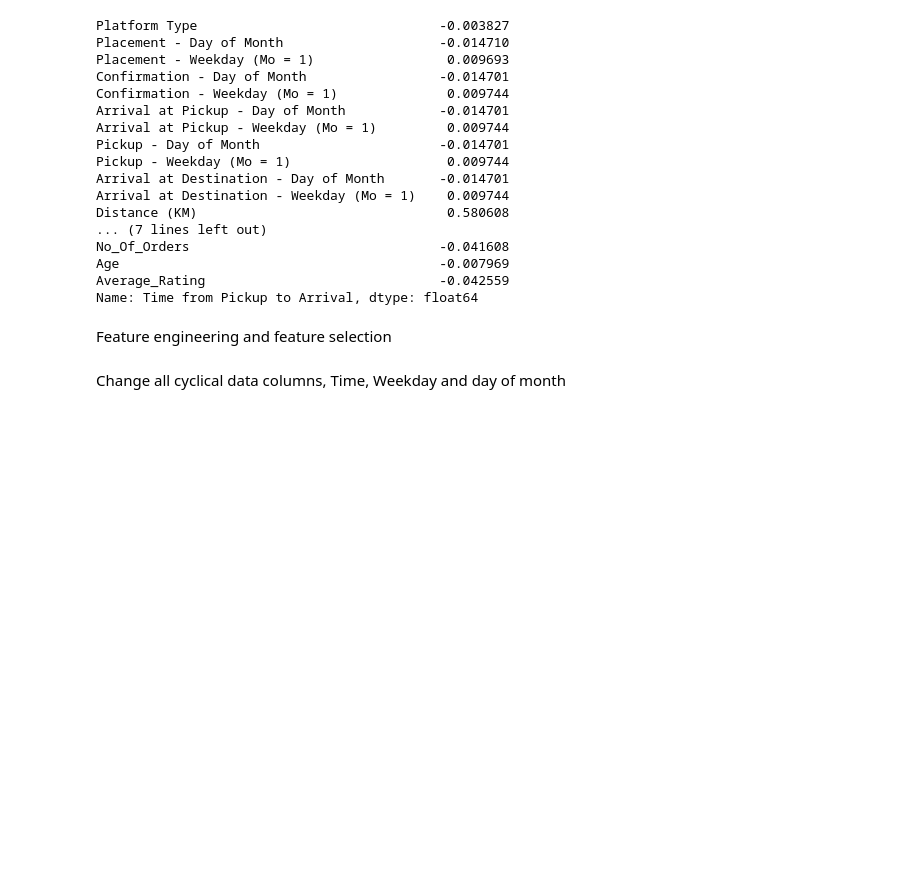
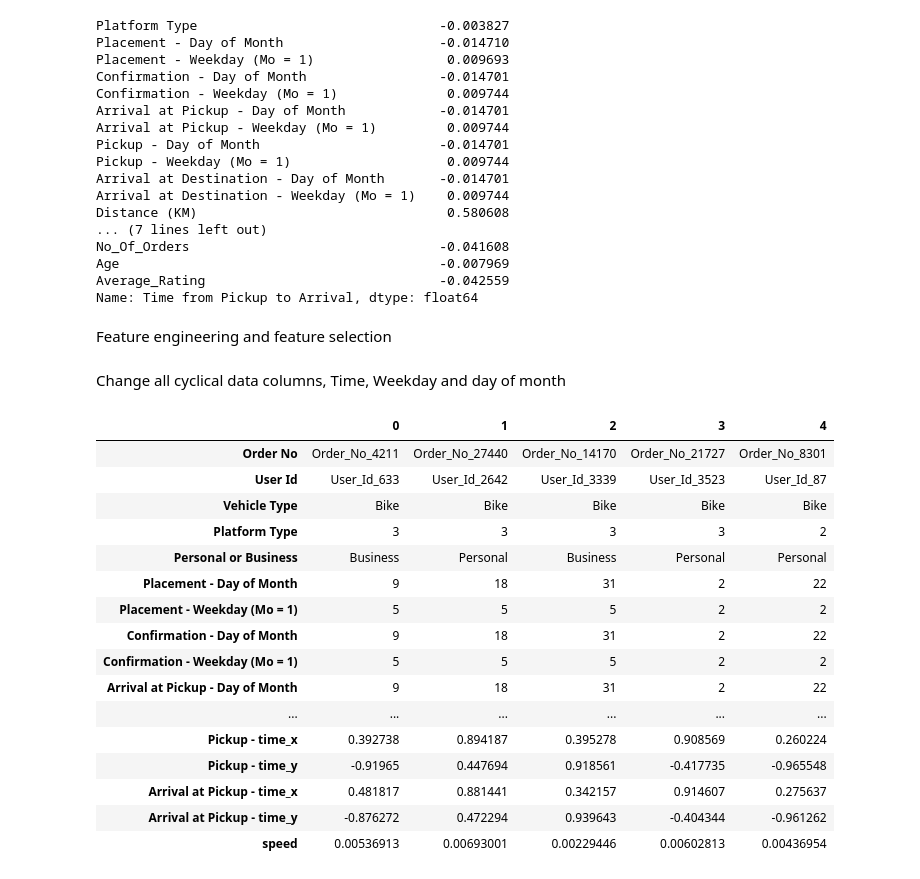
Before and after one commit to Valaska/Team_3_JHB, a Jupyter notebook: Regression_Model_Notebook.ipynb, the cells around one changed output. Drawn from its saved outputs; the diff is of its cells as text; code cells hidden in the pictures; blank space fills up the shorter version.

```diff
--- a/Regression_Model_Notebook.ipynb
+++ b/Regression_Model_Notebook.ipynb
@@ -363,3 +363,25 @@ test_data['Pickup - time_y']=np.cos(2.*np.pi*test_data['Pickup - Time']/24.)
 # %%
 train_data.drop(['Placement - Time', 'Confirmation - Time', 'Arrival at Destination - Time', 'Pickup - Time', 'Arrival at Pickup - Time'], axis=1, inplace=True)
 test_data.drop(['Arrival at Pickup - Time', 'Placement - Time', 'Confirmation - Time', 'Pickup - Time'], axis=1, inplace=True)
+# %%
+#create feature speed
+train_data['speed'] = train_data['Distance (KM)'] / train_data['Time from Pickup to Arrival']
+train_data.head().T
+# %% [output]
+|  | 0 | 1 | 2 | 3 | 4 |
+| Order No | Order_No_4211 | Order_No_27440 | Order_No_14170 | Order_No_21727 | Order_No_8301 |
+| User Id | User_Id_633 | User_Id_2642 | User_Id_3339 | User_Id_3523 | User_Id_87 |
+| Vehicle Type | Bike | Bike | Bike | Bike | Bike |
+| Platform Type | 3 | 3 | 3 | 3 | 2 |
+| Personal or Business | Business | Personal | Business | Personal | Personal |
+| Placement - Day of Month | 9 | 18 | 31 | 2 | 22 |
+| Placement - Weekday (Mo = 1) | 5 | 5 | 5 | 2 | 2 |
+| Confirmation - Day of Month | 9 | 18 | 31 | 2 | 22 |
+| Confirmation - Weekday (Mo = 1) | 5 | 5 | 5 | 2 | 2 |
+| Arrival at Pickup - Day of Month | 9 | 18 | 31 | 2 | 22 |
+| ... | ... | ... | ... | ... | ... |
+| Pickup - time_x | 0.392738 | 0.894187 | 0.395278 | 0.908569 | 0.260224 |
+| Pickup - time_y | -0.91965 | 0.447694 | 0.918561 | -0.417735 | -0.965548 |
+| Arrival at Pickup - time_x | 0.481817 | 0.881441 | 0.342157 | 0.914607 | 0.275637 |
+| Arrival at Pickup - time_y | -0.876272 | 0.472294 | 0.939643 | -0.404344 | -0.961262 |
+| speed | 0.00536913 | 0.00693001 | 0.00229446 | 0.00602813 | 0.00436954 |
```
Also changed, not shown: parts of 6 cells of this notebook.
